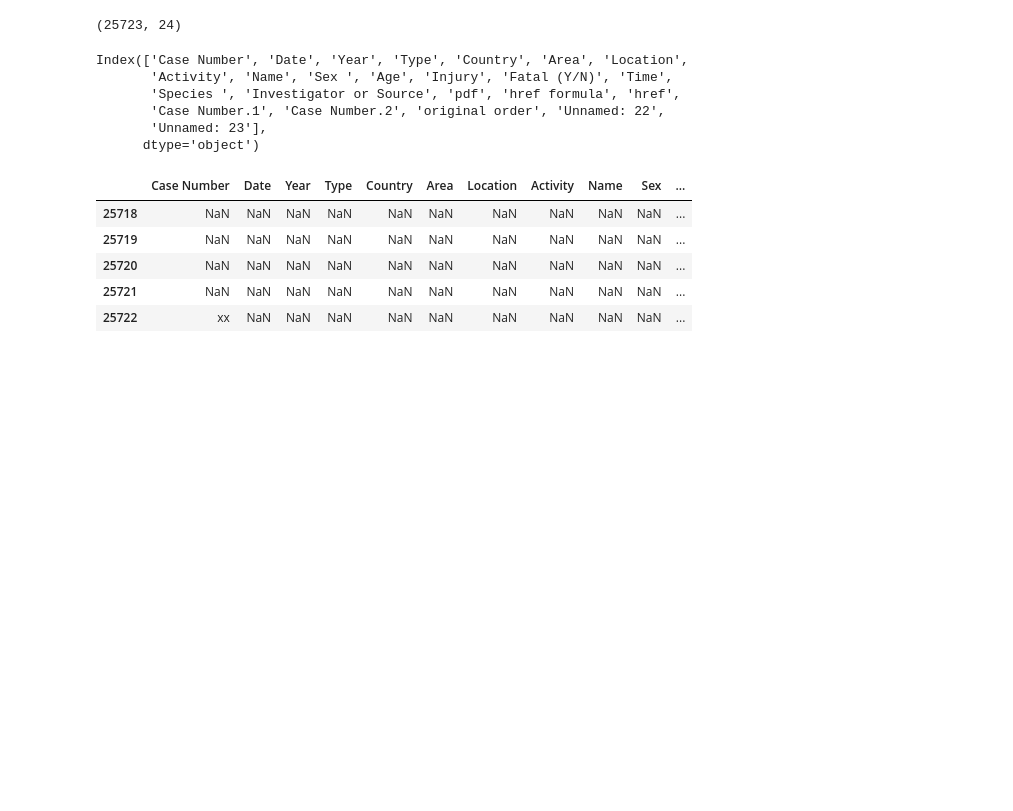
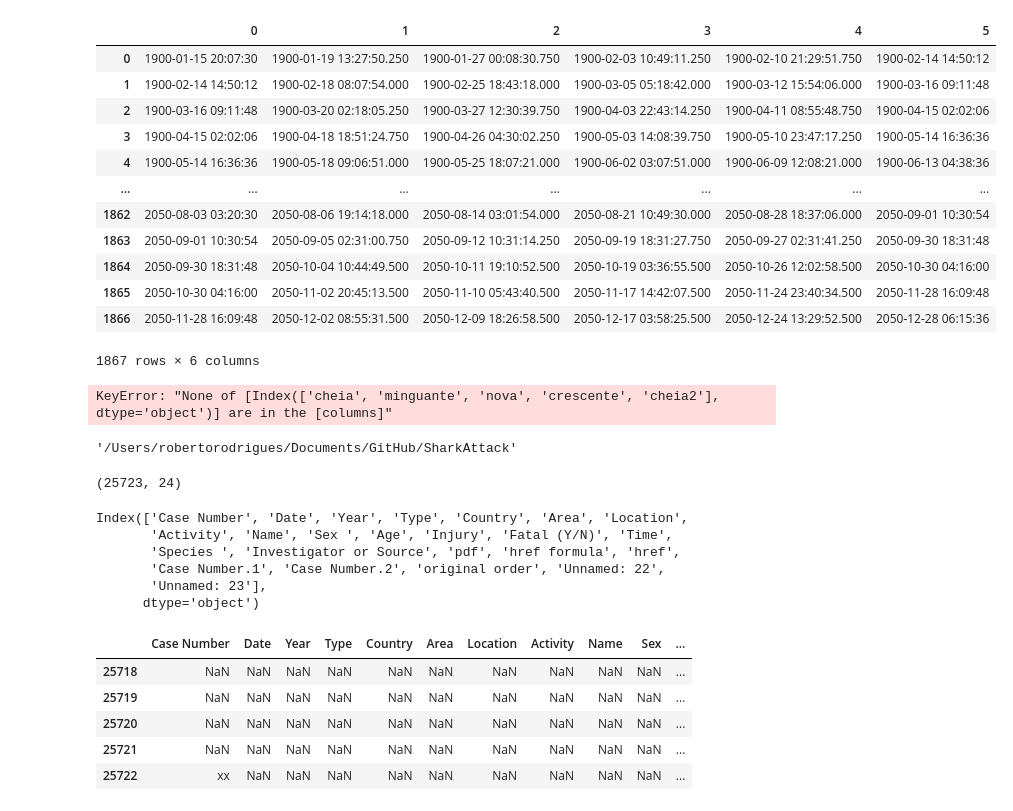
Before and after one commit to cascaschatz/SharkAttack, a Jupyter notebook: Limpeza de Dados.ipynb, the cells around one changed output. Cells and saved outputs as stored; diff of their text form; code cells hidden in the pictures; blank space fills up the shorter version.

```diff
--- a/Limpeza de Dados.ipynb
+++ b/Limpeza de Dados.ipynb
@@ -41,0 +62,4 @@ os.getcwd()
+# %%
+moon['_time']=moon['_time'].str.replace("[+]","", regex=False)
+# %%
+moon['dt']=moon['_date']+ moon['_time']
@@ -41,0 +81,8 @@ os.getcwd()
+# %%
+weeks=[]
+for i in range(len(moon['dt'])):
+    if i+1 == 1868:
+        pass
+    else:
+        w=interval(moon['dt'][i],moon['dt'][i+1])
+        weeks.append(w)
@@ -42,3 +104,30 @@ os.getcwd()
+# %%
+
+moon_phases=pd.DataFrame(weeks)
+# %%
+moon_phases
+# %% [output]
+|  | 0 | 1 | 2 | 3 | 4 | 5 |
+| 0 | 1900-01-15 20:07:30 | 1900-01-19 13:27:50.250 | 1900-01-27 00:08:30.750 | 1900-02-03 10:49:11.250 | 1900-02-10 21:29:51.750 | 1900-02-14 14:50:12 |
+| 1 | 1900-02-14 14:50:12 | 1900-02-18 08:07:54.000 | 1900-02-25 18:43:18.000 | 1900-03-05 05:18:42.000 | 1900-03-12 15:54:06.000 | 1900-03-16 09:11:48 |
+| 2 | 1900-03-16 09:11:48 | 1900-03-20 02:18:05.250 | 1900-03-27 12:30:39.750 | 1900-04-03 22:43:14.250 | 1900-04-11 08:55:48.750 | 1900-04-15 02:02:06 |
+| 3 | 1900-04-15 02:02:06 | 1900-04-18 18:51:24.750 | 1900-04-26 04:30:02.250 | 1900-05-03 14:08:39.750 | 1900-05-10 23:47:17.250 | 1900-05-14 16:36:36 |
+| 4 | 1900-05-14 16:36:36 | 1900-05-18 09:06:51.000 | 1900-05-25 18:07:21.000 | 1900-06-02 03:07:51.000 | 1900-06-09 12:08:21.000 | 1900-06-13 04:38:36 |
+| ... | ... | ... | ... | ... | ... | ... |
+| 1862 | 2050-08-03 03:20:30 | 2050-08-06 19:14:18.000 | 2050-08-14 03:01:54.000 | 2050-08-21 10:49:30.000 | 2050-08-28 18:37:06.000 | 2050-09-01 10:30:54 |
+| 1863 | 2050-09-01 10:30:54 | 2050-09-05 02:31:00.750 | 2050-09-12 10:31:14.250 | 2050-09-19 18:31:27.750 | 2050-09-27 02:31:41.250 | 2050-09-30 18:31:48 |
+| 1864 | 2050-09-30 18:31:48 | 2050-10-04 10:44:49.500 | 2050-10-11 19:10:52.500 | 2050-10-19 03:36:55.500 | 2050-10-26 12:02:58.500 | 2050-10-30 04:16:00 |
+| 1865 | 2050-10-30 04:16:00 | 2050-11-02 20:45:13.500 | 2050-11-10 05:43:40.500 | 2050-11-17 14:42:07.500 | 2050-11-24 23:40:34.500 | 2050-11-28 16:09:48 |
+| 1866 | 2050-11-28 16:09:48 | 2050-12-02 08:55:31.500 | 2050-12-09 18:26:58.500 | 2050-12-17 03:58:25.500 | 2050-12-24 13:29:52.500 | 2050-12-28 06:15:36 |
+1867 rows × 6 columns
+# %%
+moon_phases=moon_phases[['cheia','minguante', 'nova', 'crescente','cheia2']]
+# %% [output]
+KeyError: "None of [Index(['cheia', 'minguante', 'nova', 'crescente', 'cheia2'], dtype='object')] are in the [columns]"
+# %%
+df=moon_phases.stack().reset_index()
+# %% [output]
+'/Users/robertorodrigues/Documents/GitHub/SharkAttack'
 # %%
 shark=pd.read_csv('attacks.csv', encoding = 'latin-1')
 # %%
```
Also changed, not shown: parts of 39 cells of this notebook, 4 other files.
